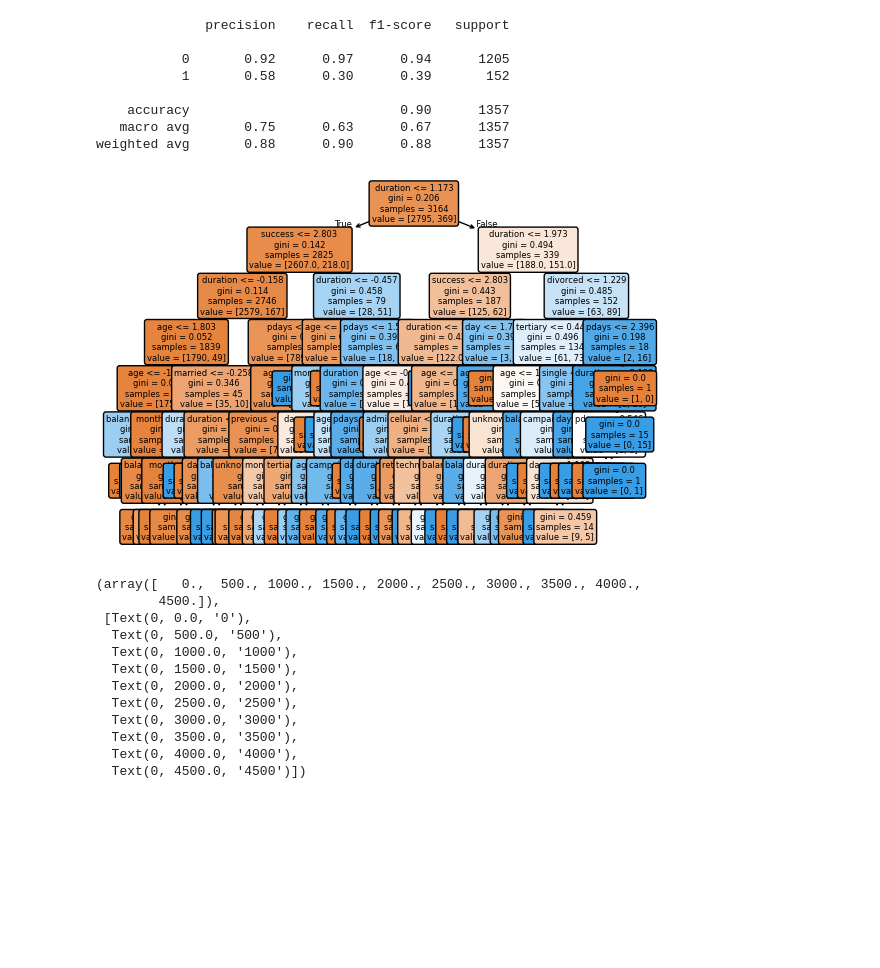
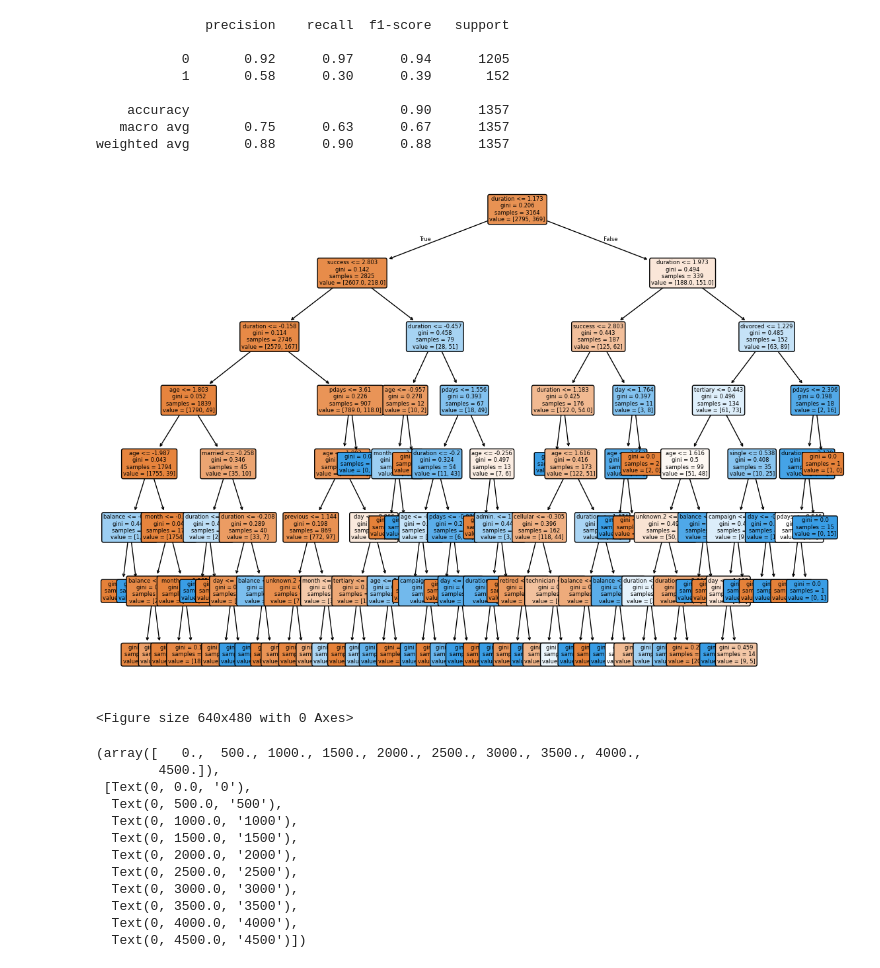
Before and after one commit to tsdandekar24/final_project, a Jupyter notebook: ml_and_visuals.ipynb, the cells around one changed output. Drawn from its saved outputs; the diff is of its cells as text; code cells hidden in the pictures; blank space fills up the shorter version.

```diff
--- a/ml_and_visuals.ipynb
+++ b/ml_and_visuals.ipynb
@@ -135,17 +135,19 @@ weighted avg       0.88      0.90      0.88      1357
 # %%
 from sklearn import tree
 import matplotlib.pyplot as plt
 
 model = tree.DecisionTreeClassifier(max_depth = 7, random_state = 42)
 model = model.fit(X_train, y_train)
 
 
+plt.figure(figsize=(14, 10))
 tree.plot_tree(model, feature_names = list(X.columns), filled = True, fontsize = 6, rounded = True)
 
 plt.show()
-# plt.savefig("tree.svg")
+plt.savefig("tree.png")
 # %% [output]
-[figure, old version]
+[figure, new version]
+<Figure size 640x480 with 0 Axes>
 # %%
 outcome_count = bank_df_full["y"].value_counts()
 outcome_count.plot(kind="bar")
```
Also changed, not shown: parts of 2 cells of this notebook.
